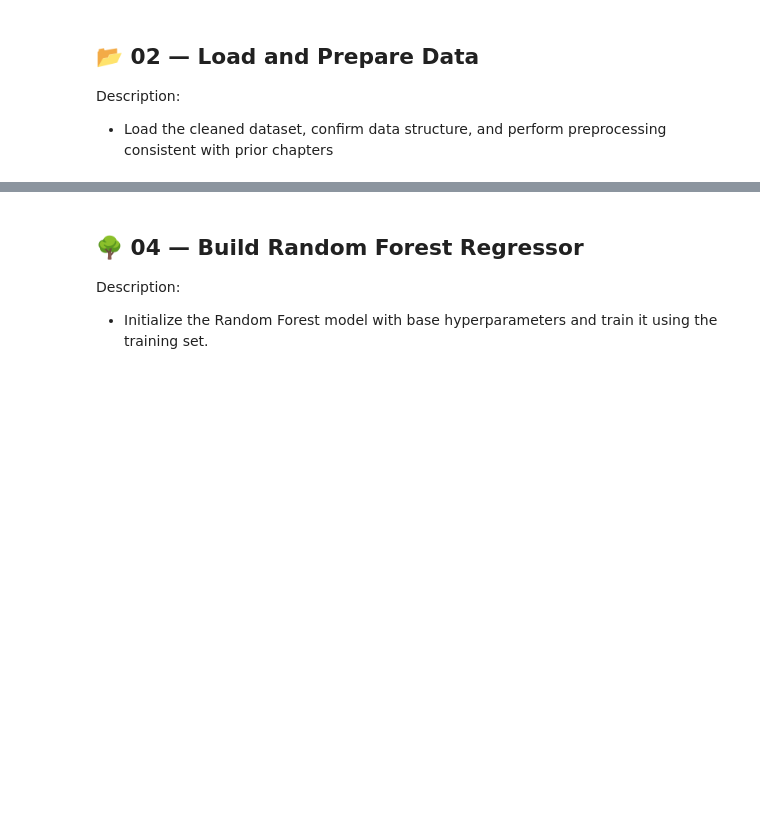
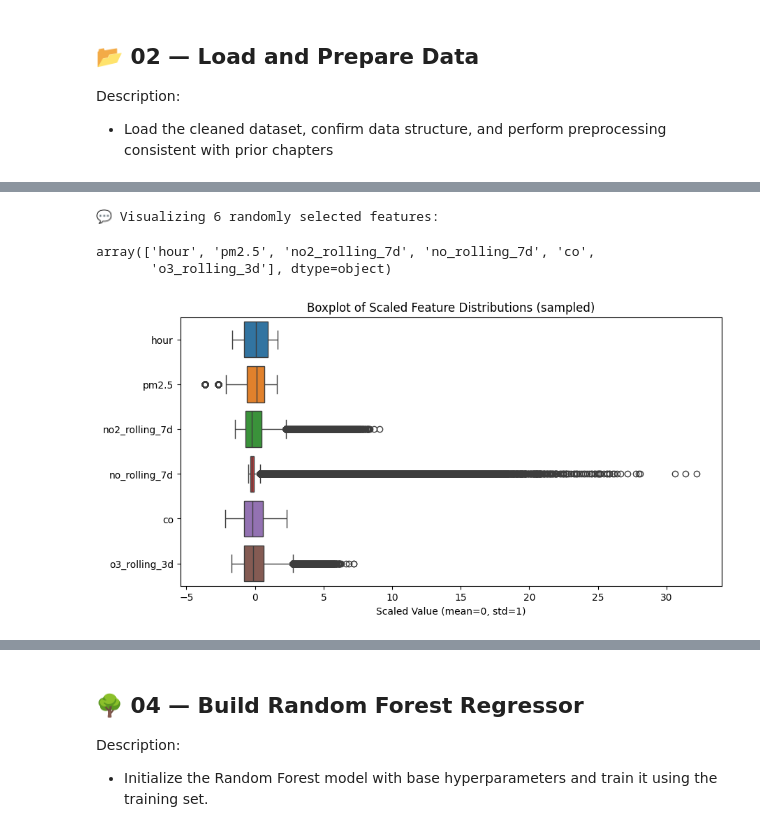
Before and after one commit to chgwyellow/air_pollution_analysis, a Jupyter notebook: notebook/04_nonlinear_modeling.ipynb, the cells around one changed output, grey strips where cells are left out. Drawn from its saved outputs; the diff is of its cells as text; code cells hidden in the pictures; blank space fills up the shorter version.

```diff
--- a/notebook/04_nonlinear_modeling.ipynb
+++ b/notebook/04_nonlinear_modeling.ipynb
@@ -22,0 +203,19 @@ Description:
+# %%
+# === 4. Visualize Scaled Feature Distributions ===
+n_features_to_plot = min(6, X_scaled.shape[1])
+sample_feature = np.random.choice(X_scaled.columns, size=n_features_to_plot, replace=False)
+info(f"Visualizing {n_features_to_plot} randomly selected features:")
+sample_feature
+# %% [output]
+💬 Visualizing 6 randomly selected features:
+array(['hour', 'pm2.5', 'no2_rolling_7d', 'no_rolling_7d', 'co',
+       'o3_rolling_3d'], dtype=object)
+# %%
+# Boxplot
+plt.figure(figsize=(10, 5))
+sns.boxplot(data=X_scaled[sample_feature], orient="h")
+plt.title("Boxplot of Scaled Feature Distributions (sampled)")
+plt.xlabel("Scaled Value (mean=0, std=1)")
+plt.show()
+# %% [output]
+[figure, added]
```
Also changed, not shown: parts of 18 cells of this notebook, 1 other file.
